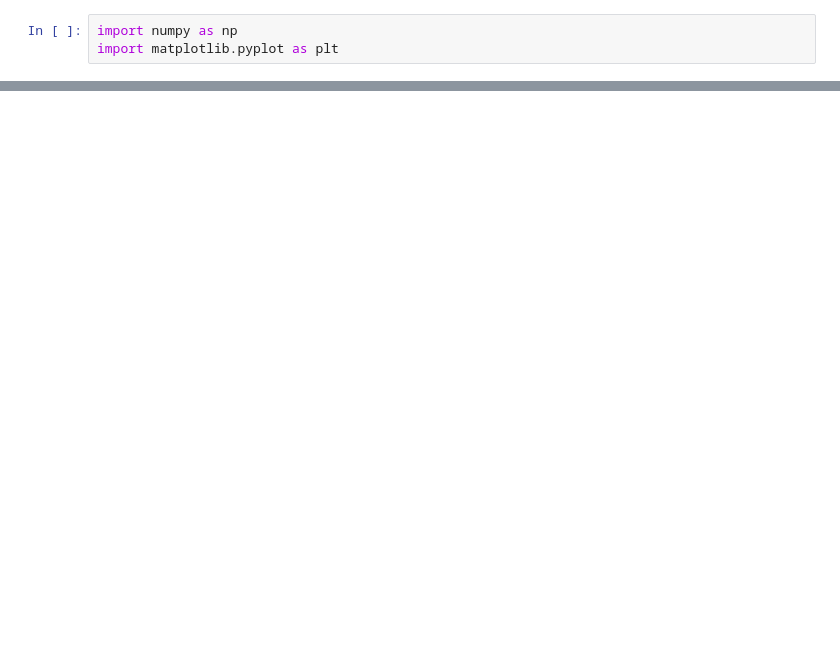
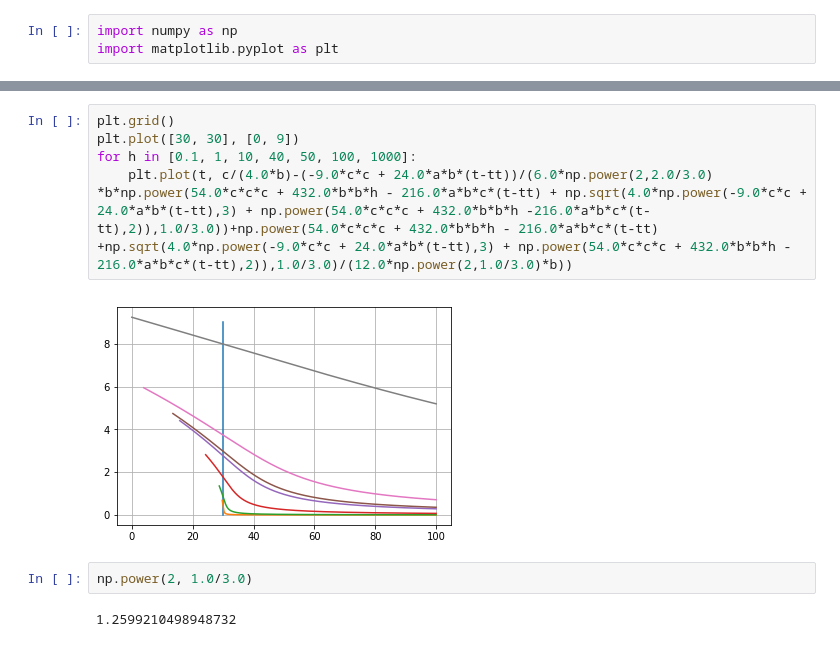
Before and after one commit to 2DEG/Partially-Ordered-Media, a Jupyter notebook: Problem 1.ipynb, the cells around one changed output, grey strips where cells are left out. Cells and saved outputs as stored; diff of their text form; blank space fills up the shorter version.

```diff
--- a/Problem 1.ipynb
+++ b/Problem 1.ipynb
@@ -92,0 +100,11 @@ plt.show()
+# %%
+plt.grid()
+plt.plot([30, 30], [0, 9])
+for h in [0.1, 1, 10, 40, 50, 100, 1000]:
+    plt.plot(t, c/(4.0*b)-(-9.0*c*c + 24.0*a*b*(t-tt))/(6.0*np.power(2,2.0/3.0) *b*np.power(54.0*c*c*c + 432.0*b*b*h - 216.0*a*b*c*(t-tt) + np.sqrt(4.0*np.power(-9.0*c*c + 24.0*a*b*(t-tt),3) + np.power(54.0*c*c*c + 432.0*b*b*h -216.0*a*b*c*(t-tt),2)),1.0/3.0))+np.power(54.0*c*c*c + 432.0*b*b*h - 216.0*a*b*c*(t-tt) +np.sqrt(4.0*np.power(-9.0*c*c + 24.0*a*b*(t-tt),3) + np.power(54.0*c*c*c + 432.0*b*b*h - 216.0*a*b*c*(t-tt),2)),1.0/3.0)/(12.0*np.power(2,1.0/3.0)*b))
+# %% [output]
+[figure, added]
+# %%
+np.power(2, 1.0/3.0)
+# %% [output]
+1.2599210498948732
```
Also changed, not shown: parts of 3 cells of this notebook, 1 other file.
